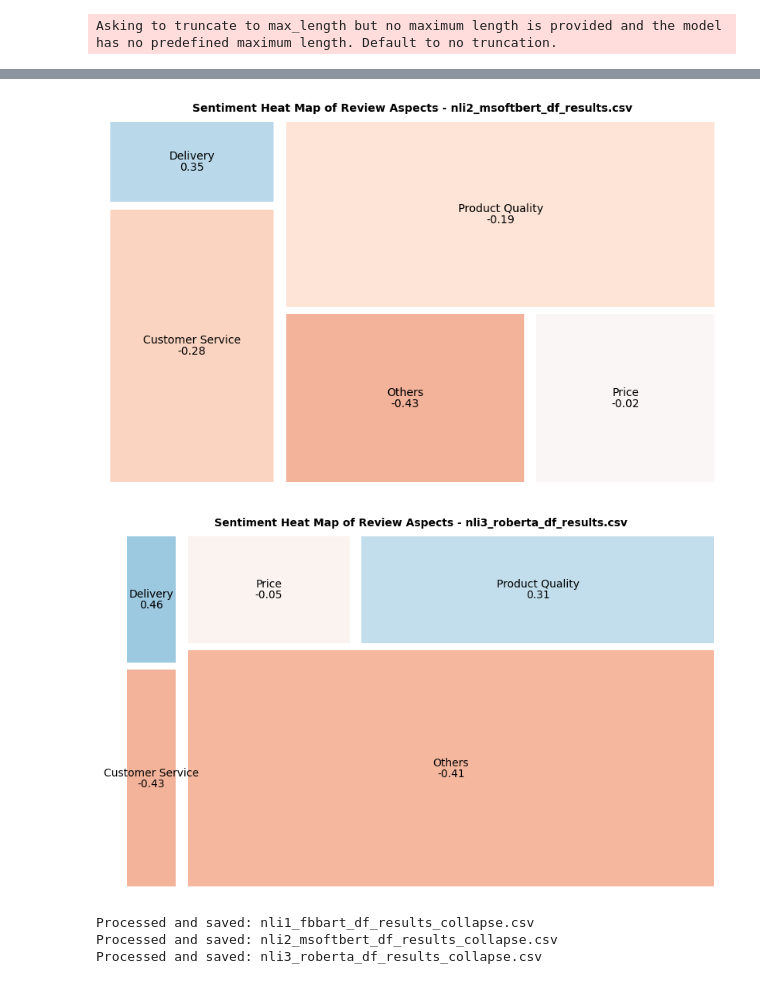
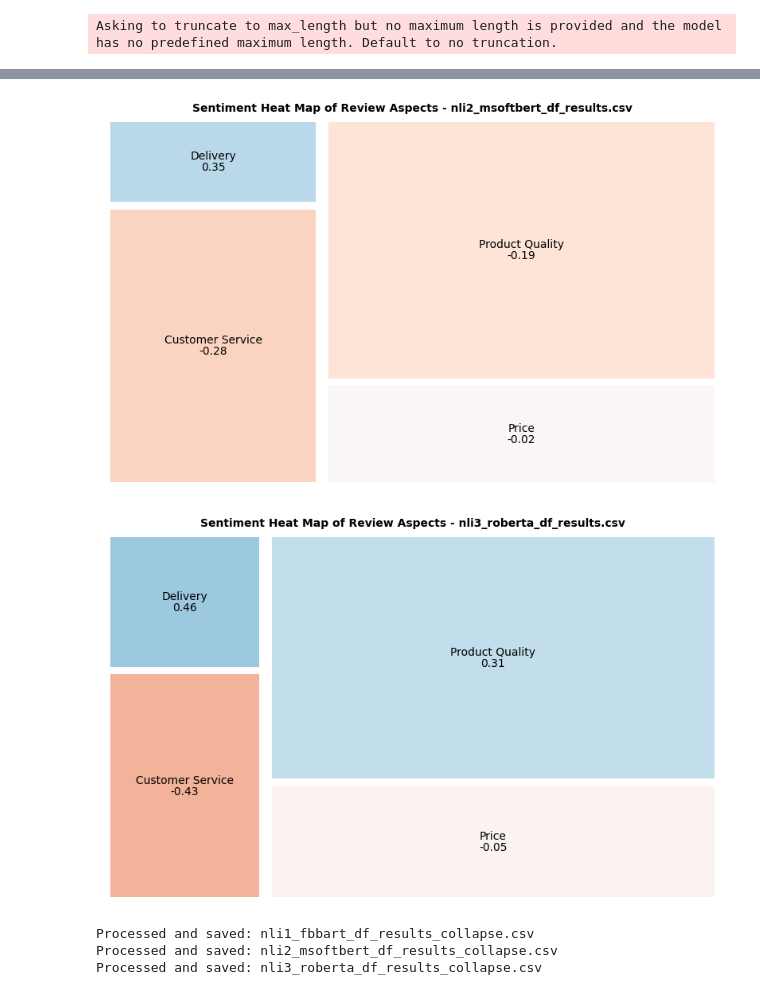
Before and after one commit to wd686/InkSightAnalyzer, a Jupyter notebook: Multi-Turn Zero-Shot ABSA.ipynb, the cells around one changed output, grey strips where cells are left out. Saved outputs shown, nothing was run; the diff lists cells and outputs as text; code cells hidden in the pictures.

```diff
--- a/Multi-Turn Zero-Shot ABSA.ipynb
+++ b/Multi-Turn Zero-Shot ABSA.ipynb
@@ -253,6 +257,9 @@ for i, file in enumerate(file_paths, start=1):
     # Convert the summary into a DataFrame and add the category column
     df_summary = pd.DataFrame(summary)
     df_summary["category"] = df_summary.index
+
+    # Omit records where category is 'Others'
+    df_summary = df_summary[df_summary["category"] != 'Others']
 
     # Handle missing columns for any missing sentiment labels
     for col in ['positive', 'negative']:
@@ -365,6 +345,9 @@ for file in file_paths:
     # Convert the summary into a DataFrame and add the category column
     df_summary = pd.DataFrame(summary)
     df_summary["category"] = df_summary.index
+
+    # Omit records where category is 'Others'
+    df_summary = df_summary[df_summary["category"] != 'Others']
 
     # Handle missing columns for any missing sentiment labels
     for col in ['positive', 'negative']:
@@ -412,5 +395,5 @@ for i, (file, df_summary) in enumerate(zip(file_paths, dfs), start=1):
-[figure, old version]
+[figure, new version]
-[figure, old version]
+[figure, new version]
 # %%
 # Dictionary to store collapsed DataFrames
 collapsed_dfs = {}
```
Also changed, not shown: parts of 3 cells of this notebook, 1 other file.
